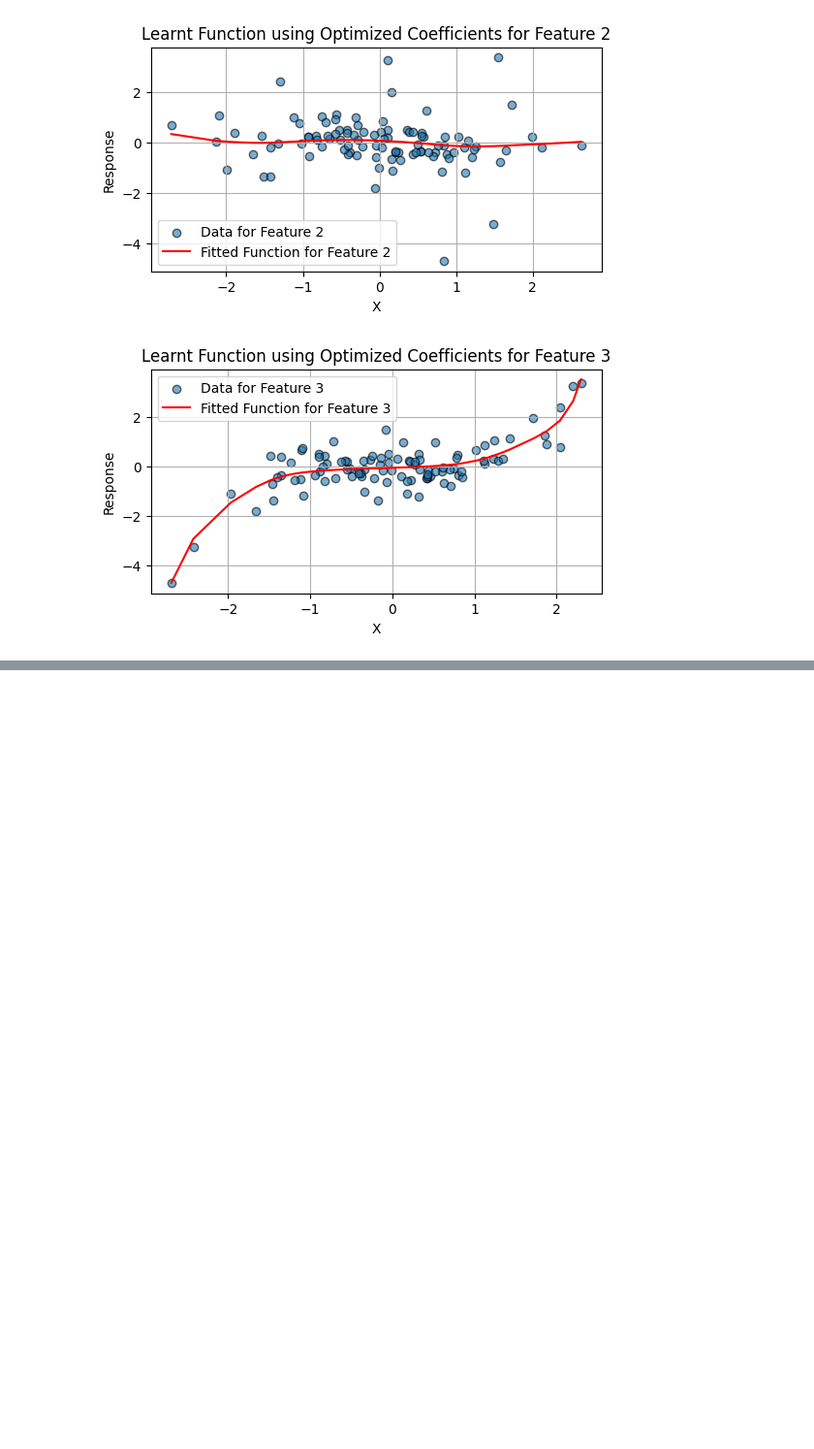
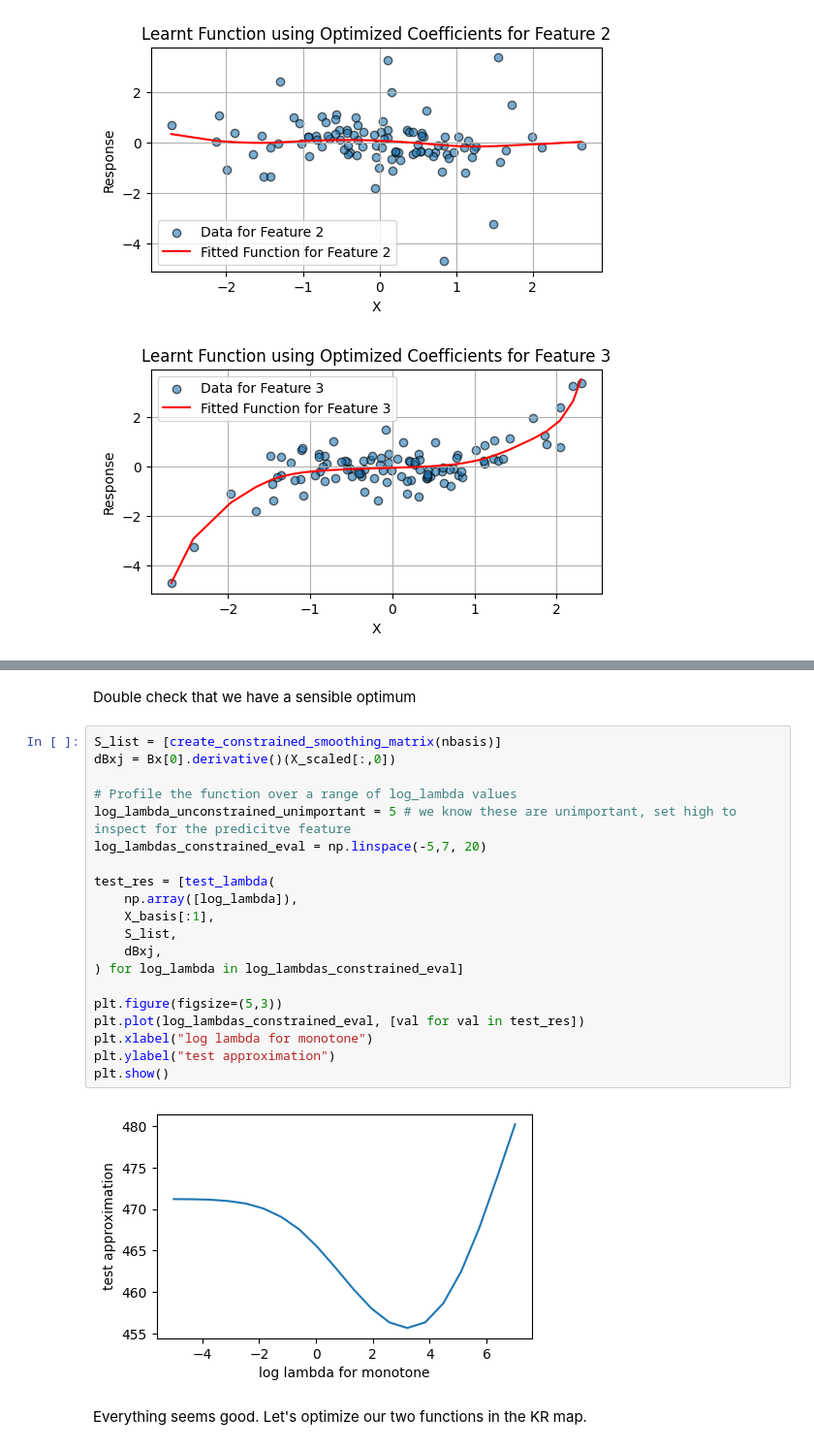
Before and after one commit to equinor/graphite-maps, a Jupyter notebook: docs/source/bayes-empirical-smoothing-autodiff.ipynb, the cells around one changed output, grey strips where cells are left out. Shown at 97% size. Cells and saved outputs as stored; diff of their text form; blank space fills up the shorter version.

```diff
--- a/docs/source/bayes-empirical-smoothing-autodiff.ipynb
+++ b/docs/source/bayes-empirical-smoothing-autodiff.ipynb
@@ -465,0 +590,26 @@ log-det Hessian: 313.8984926906531
+# %% [markdown]
+Double check that we have a sensible optimum
+# %%
+S_list = [create_constrained_smoothing_matrix(nbasis)]
+dBxj = Bx[0].derivative()(X_scaled[:,0])
+
+# Profile the function over a range of log_lambda values
+log_lambda_unconstrained_unimportant = 5 # we know these are unimportant, set high to inspect for the predicitve feature
+log_lambdas_constrained_eval = np.linspace(-5,7, 20)
+
+test_res = [test_lambda(
+    np.array([log_lambda]),
+    X_basis[:1],
+    S_list,
+    dBxj,
+) for log_lambda in log_lambdas_constrained_eval]
+
+plt.figure(figsize=(5,3))
+plt.plot(log_lambdas_constrained_eval, [val for val in test_res])
+plt.xlabel("log lambda for monotone")
+plt.ylabel("test approximation")
+plt.show()
+# %% [output]
+[figure, added]
+# %% [markdown]
+Everything seems good. Let's optimize our two functions in the KR map.
```
Also changed, not shown: parts of 15 cells of this notebook.
